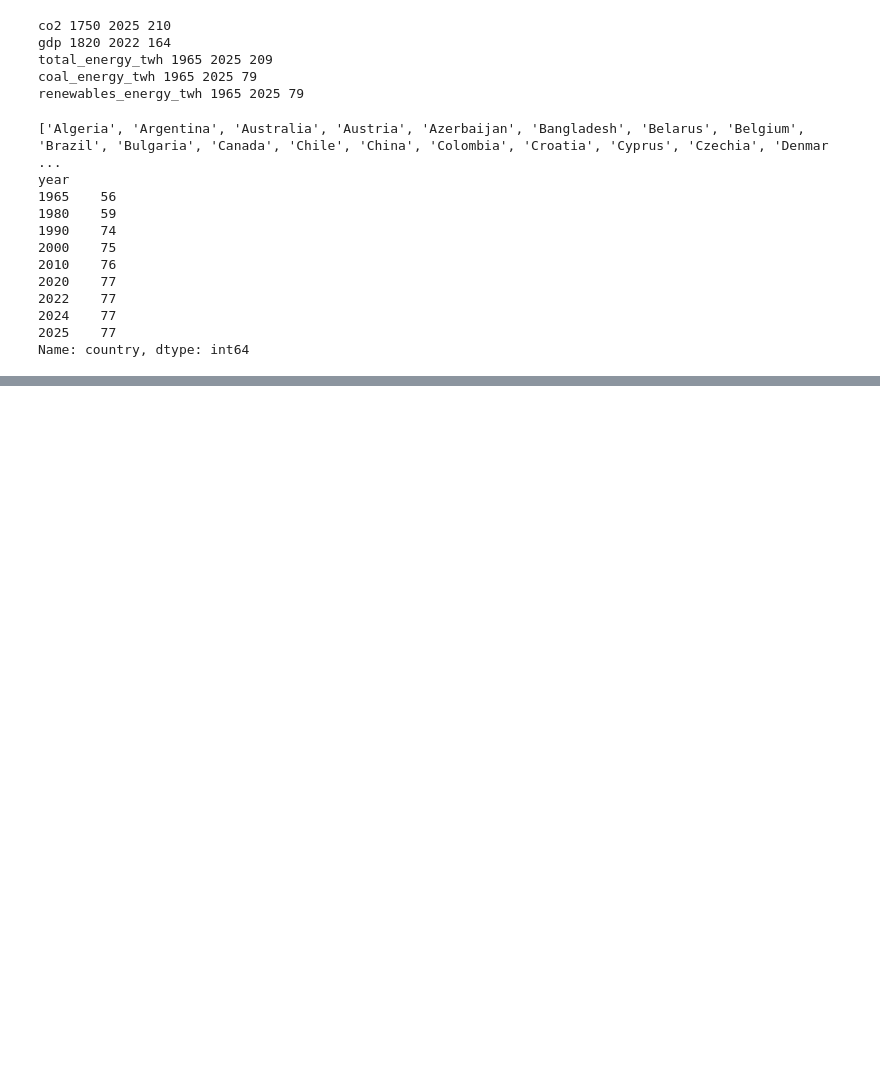
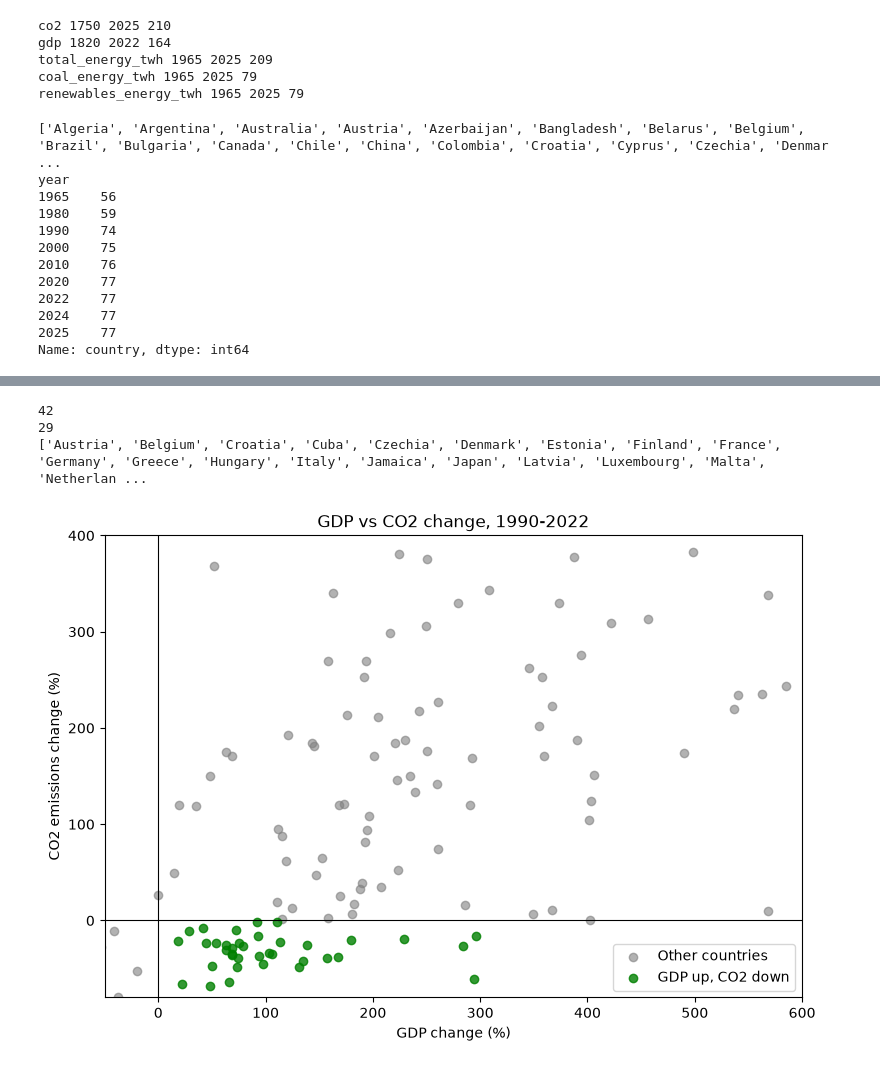
Before and after one commit to NazarliShahin/powering-the-planet, a Jupyter notebook: notebooks/01_explore.ipynb, the cells around one changed output, grey strips where cells are left out. Drawn from its saved outputs; the diff is of its cells as text; code cells hidden in the pictures; blank space fills up the shorter version.

Commit message:
Add scatter plot of GDP vs CO2 change with zoom

```diff
--- a/notebooks/01_explore.ipynb
+++ b/notebooks/01_explore.ipynb
@@ -81,0 +99,9 @@ Name: country, dtype: int64
+# %%
+from src.analysis import change_between, find_decoupled
+
+changes = change_between(df, 1990, 2022)
+print(changes.shape)
+
+decoupled = find_decoupled(changes)
+print(len(decoupled))
+decoupled.sort_values("co2_change_pct")
@@ -81,0 +129,23 @@ Name: country, dtype: int64
+# %%
+changes_2000 = change_between(df, 2000, 2022)
+decoupled_2000 = find_decoupled(changes_2000)
+print(len(decoupled_2000))
+both = decoupled.index.intersection(decoupled_2000.index)
+print(len(both))
+print(sorted(both))
+# %% [output]
+42
+29
+['Austria', 'Belgium', 'Croatia', 'Cuba', 'Czechia', 'Denmark', 'Estonia', 'Finland', 'France', 'Germany', 'Greece', 'Hungary', 'Italy', 'Jamaica', 'Japan', 'Latvia', 'Luxembourg', 'Malta', 'Netherlan ...
+# %%
+import importlib
+import src.visualization
+importlib.reload(src.visualization)
+from src.visualization import plot_change_scatter
+
+fig = plot_change_scatter(
+    changes, decoupled, "GDP vs CO2 change, 1990-2022",
+    xlim=(-50, 600), ylim=(-80, 400),
+)
+# %% [output]
+[figure, added]
```
Also changed, not shown: parts of 2 cells of this notebook, 1 other file.
